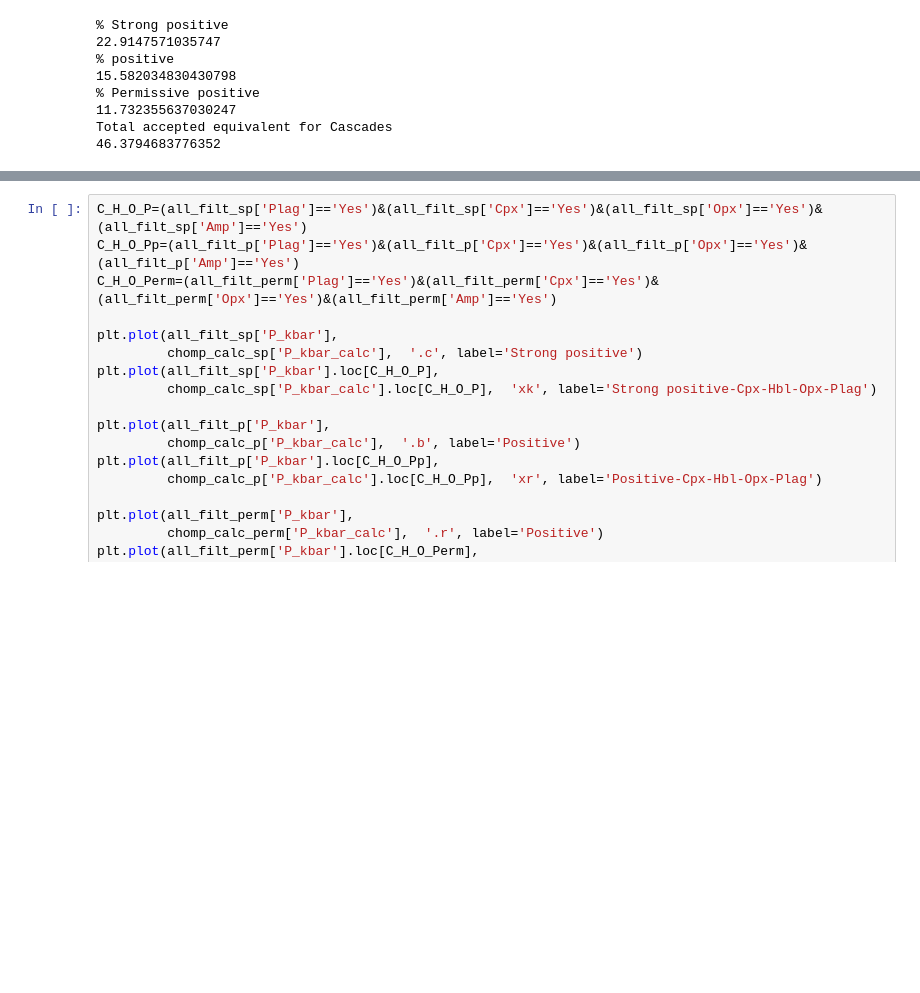
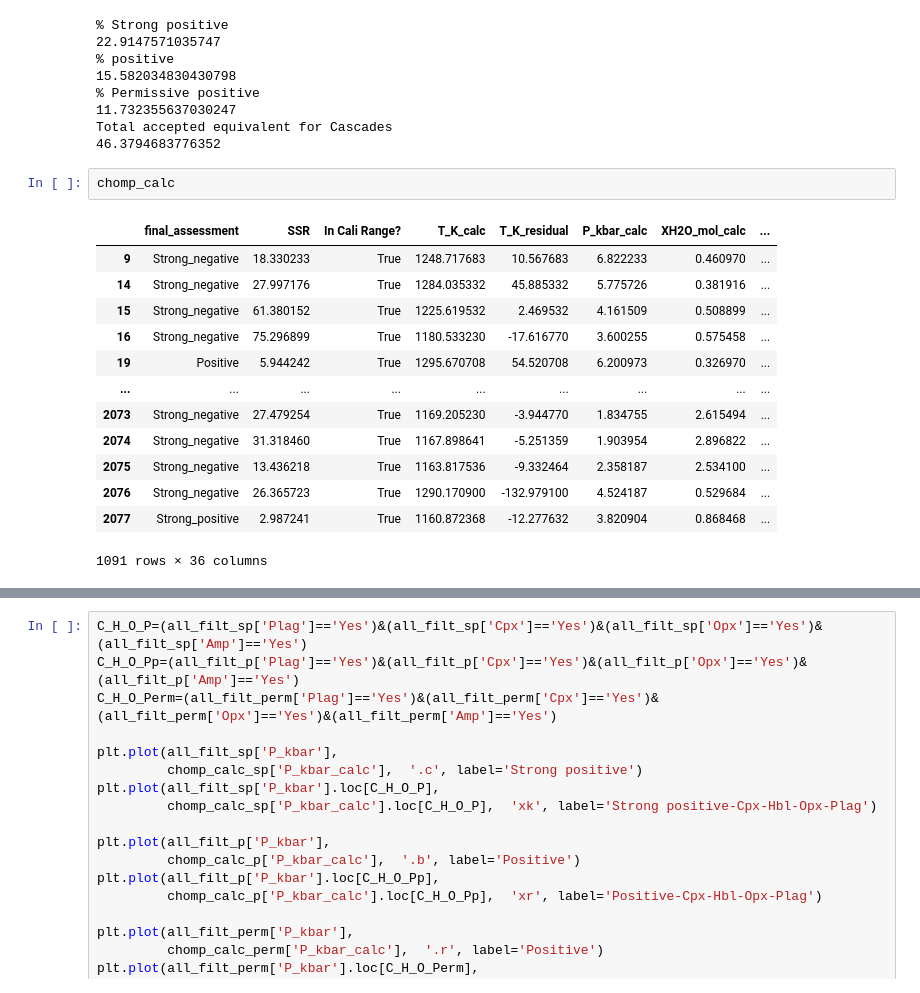
Before and after one commit to PennyWieser/Thermobar, a Jupyter notebook: Benchmarking/liquid, olivine/CHOMPI_LEPR_setNNO.ipynb, the cells around one changed output, grey strips where cells are left out. Saved outputs shown, nothing was run; the diff lists cells and outputs as text; blank space fills up the shorter version.

```diff
--- a/Benchmarking/liquid, olivine/CHOMPI_LEPR_setNNO.ipynb
+++ b/Benchmarking/liquid, olivine/CHOMPI_LEPR_setNNO.ipynb
@@ -96,3 +93,19 @@ print(100*(len(all_filt_perm)+len(all_filt_perm)+len(all_filt_sp))/len(chomp_cal
 11.732355637030247
 Total accepted equivalent for Cascades
 46.3794683776352
+# %%
+chomp_calc
+# %% [output]
+|  | final_assessment | SSR | In Cali Range? | T_K_calc | T_K_residual | P_kbar_calc | XH2O_mol_calc | ... |
+| 9 | Strong_negative | 18.330233 | True | 1248.717683 | 10.567683 | 6.822233 | 0.460970 | ... |
+| 14 | Strong_negative | 27.997176 | True | 1284.035332 | 45.885332 | 5.775726 | 0.381916 | ... |
+| 15 | Strong_negative | 61.380152 | True | 1225.619532 | 2.469532 | 4.161509 | 0.508899 | ... |
+| 16 | Strong_negative | 75.296899 | True | 1180.533230 | -17.616770 | 3.600255 | 0.575458 | ... |
+| 19 | Positive | 5.944242 | True | 1295.670708 | 54.520708 | 6.200973 | 0.326970 | ... |
+| ... | ... | ... | ... | ... | ... | ... | ... | ... |
+| 2073 | Strong_negative | 27.479254 | True | 1169.205230 | -3.944770 | 1.834755 | 2.615494 | ... |
+| 2074 | Strong_negative | 31.318460 | True | 1167.898641 | -5.251359 | 1.903954 | 2.896822 | ... |
+| 2075 | Strong_negative | 13.436218 | True | 1163.817536 | -9.332464 | 2.358187 | 2.534100 | ... |
+| 2076 | Strong_negative | 26.365723 | True | 1290.170900 | -132.979100 | 4.524187 | 0.529684 | ... |
+| 2077 | Strong_positive | 2.987241 | True | 1160.872368 | -12.277632 | 3.820904 | 0.868468 | ... |
+1091 rows × 36 columns
```
Also changed, not shown: parts of 3 cells of this notebook, 6 other files.
